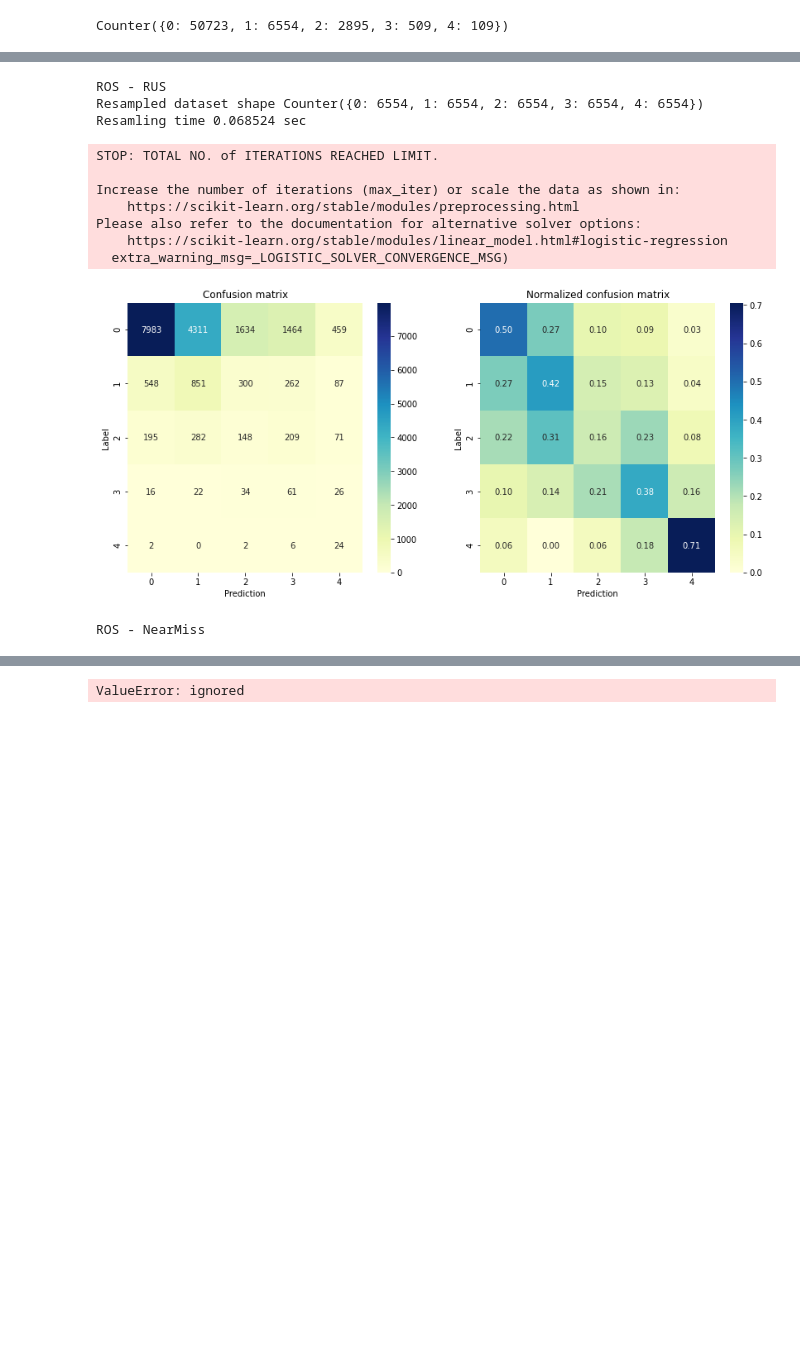
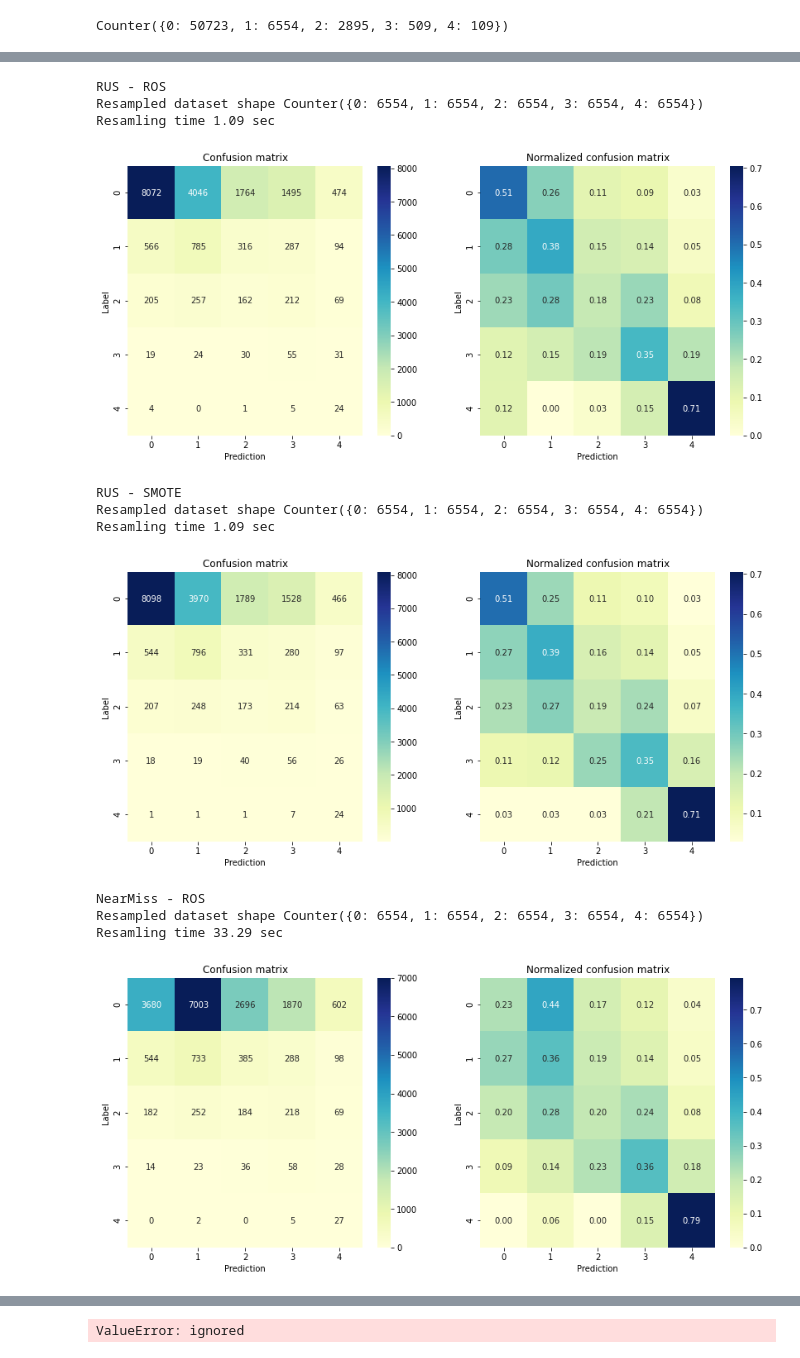
Before and after one commit to duonghung86/Injury-severity-classification, a Jupyter notebook: VCA_2_1_MLP_resampling.ipynb, the cells around one changed output, grey strips where cells are left out. Drawn from its saved outputs; the diff is of its cells as text; code cells hidden in the pictures; blank space fills up the shorter version.

```diff
--- a/VCA_2_1_MLP_resampling.ipynb
+++ b/VCA_2_1_MLP_resampling.ipynb
@@ -183,0 +268,3 @@ from imblearn.under_sampling import RandomUnderSampler,NearMiss,EditedNearestNei
+# %%
+rsts = rsts.iloc[:3,:]
+rsts
@@ -245,38 +325,50 @@ def get_accs(label, prediction, tr_time,  show=True):
+# %%
+ss = {}
+for i in range(2,5):
+    ss[i] = y_dict[1]
+oses = ['ROS','SMOTE']
+uses = ['RUS','NearMiss']
 # %%
-rsts = pd.DataFrame()
-for os_name, os_sampler in oses.items():
-    for us_name, us_sampler in uses.items():
-        print(os_name,'-',us_name)
+for us_name in uses:
+    for os_name in oses:
+        print(us_name,'-',os_name)
+        if us_name == 'ROS':
+            res = RandomOverSampler(sampling_strategy=ss)
+        else: res = SMOTE(sampling_strategy=ss)
         start = time.time()
-        res = os_sampler
         X_res, y_res = res.fit_resample(X_train, y_train)
 
-        res = us_sampler
+        if us_name == 'RUS':
+            res = RandomUnderSampler(sampling_strategy='majority')
+        else: res = NearMiss(sampling_strategy='majority')
         X_res, y_res = res.fit_resample(X_res, y_res)
         end = time.time()
+        res_time = end-start
+
         print('Resampled dataset shape %s' % Counter(y_res))
-        print('Resamling time %f sec' % (end-start))
-        LR = LogisticRegression(solver = 'lbfgs',class_weight= 'balanced')
+        print('Resamling time %.2f sec' % (res_time))
+        LR = LogisticRegression(solver = 'lbfgs')
         start = time.time()
         LR.fit(X_res, y_res)
         end= time.time()
         # get the evaluation metrics
         # use the model to make predictions with the test data
         y_pred = LR.predict(X_test)
         result = get_accs(y_test.values,y_pred, tr_time= end-start,show= True)
+        result['Resample time'] = res_time
         result.index = ['LR-' + os_name + '-' + us_name]
         rsts = rsts.append(result)
 rsts
 # %% [output]
-ROS - RUS
+RUS - ROS
 Resampled dataset shape Counter({0: 6554, 1: 6554, 2: 6554, 3: 6554, 4: 6554})
-Resamling time 0.068524 sec
+Resamling time 1.09 sec
+[figure, new version]
-STOP: TOTAL NO. of ITERATIONS REACHED LIMIT.
-
-Increase the number of iterations (max_iter) or scale the data as shown in:
-    https://scikit-learn.org/stable/modules/preprocessing.html
-Please also refer to the documentation for alternative solver options:
-    https://scikit-learn.org/stable/modules/linear_model.html#logistic-regression
-  extra_warning_msg=_LOGISTIC_SOLVER_CONVERGENCE_MSG)
+RUS - SMOTE
+Resampled dataset shape Counter({0: 6554, 1: 6554, 2: 6554, 3: 6554, 4: 6554})
+Resamling time 1.09 sec
-[figure, old version]
+[figure, new version]
-ROS - NearMiss
+NearMiss - ROS
+Resampled dataset shape Counter({0: 6554, 1: 6554, 2: 6554, 3: 6554, 4: 6554})
+Resamling time 33.29 sec
+[figure, new version]
```
Also changed, not shown: parts of 19 cells of this notebook.
